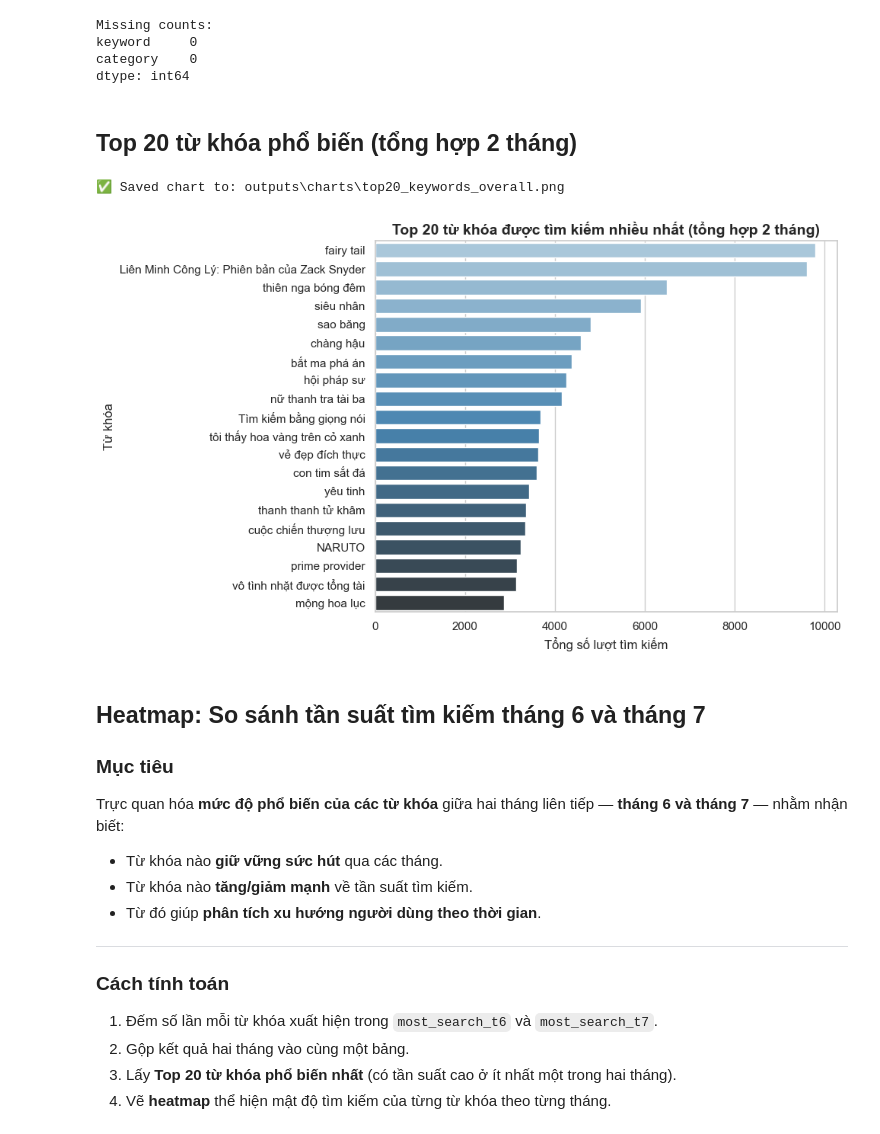
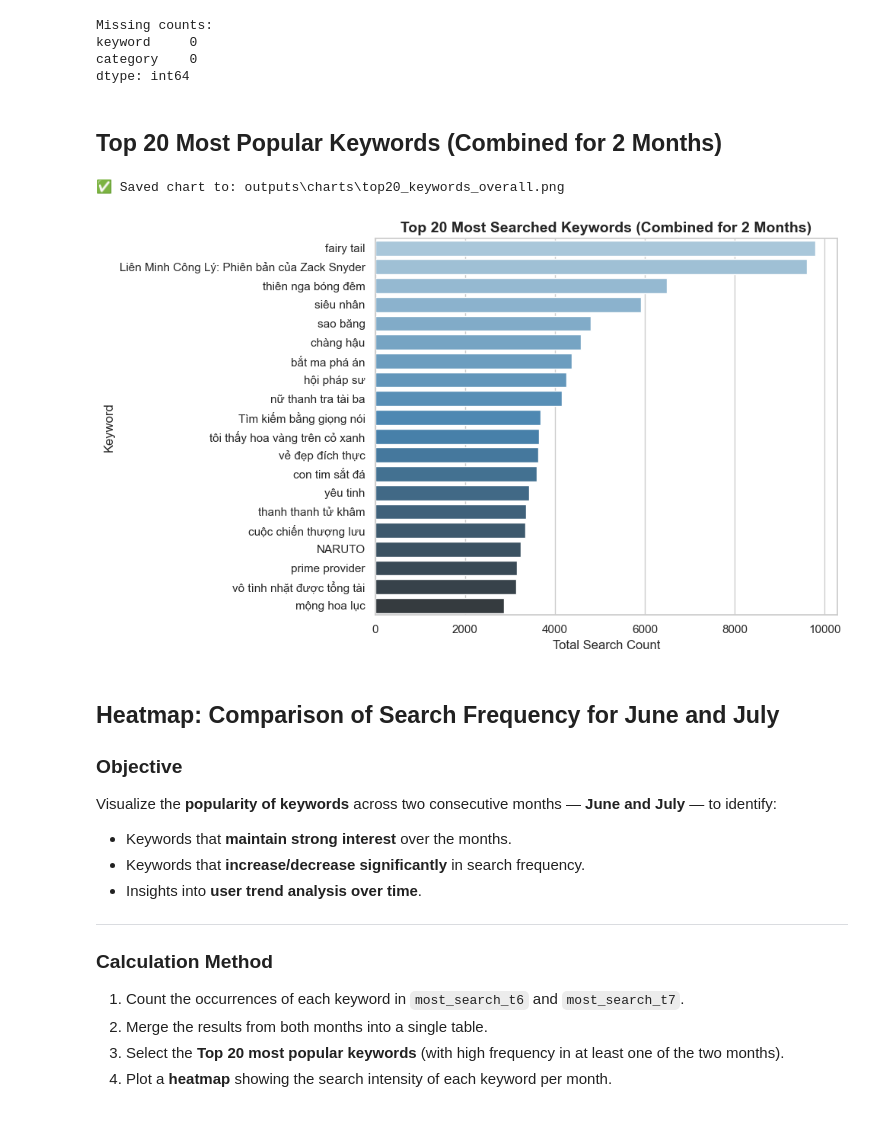
Before and after one commit to DiuNH1710/ETL_log_search, a Jupyter notebook: eda_keywords.ipynb, the cells around one changed output. Cells and saved outputs as stored; diff of their text form; code cells hidden in the pictures.

```diff
--- a/eda_keywords.ipynb
+++ b/eda_keywords.ipynb
@@ -55,7 +57,7 @@ Charts folder: D:\study_de\Homework\log_search_etl\outputs\charts
 # %%
 def savefig(filename: str):
     """
-    Lưu biểu đồ hiện tại vào thư mục outputs/charts
+    Save the current plot to the outputs/charts folder.
     """
     filepath = CHARTS_DIR / f"{filename}.png"
     plt.savefig(filepath, dpi=300, bbox_inches="tight")
@@ -73,51 +75,51 @@ from typing import Optional
 import glob
 
 def read_single_csv_from_folder(folder: Path) -> pd.DataFrame:
-    """Đọc 1 file CSV và báo số dòng bị bỏ qua."""
+    """ Read a single CSV file from the given folder and report the number of skipped lines."""
     pattern = str(folder / "*.csv")
     files = [f for f in glob.glob(pattern) if not os.path.basename(f).startswith("._") and "_SUCCESS" not in os.path.basename(f)]
     if not files:
-        raise FileNotFoundError(f"Không tìm thấy file CSV trong {folder}")
+        raise FileNotFoundError(f"No CSV file found in {folder}")
 
     file_path = files[0]
-    print(f"Đang đọc: {os.path.basename(file_path)}")
+    print(f"Reading file: {os.path.basename(file_path)}")
 
-    # Đếm tổng số dòng trong file
+    # Count total lines in the file
     with open(file_path, "r", encoding="utf-8") as f:
         total_lines = sum(1 for _ in f)
 
-    # Đọc với pandas, bỏ qua dòng lỗi
+    # Read with pandas, skip bad lines
     df = pd.read_csv(file_path, on_bad_lines="skip", engine="python")
 
-    skipped = total_lines - len(df) - 1  # Trừ 1 vì dòng header
-    print(f" Đọc thành công {len(df):,} dòng. Bỏ qua khoảng {skipped:,} dòng lỗi.")
+    skipped = total_lines - len(df) - 1  # subtract 1 for header
+    print(f"Successfully read {len(df):,} rows. Skipped approximately {skipped:,} bad lines.")
 
     return df
 
-# Đọc các bảng chính (bắt lỗi nếu thiếu)
+# Read main tables (handle errors if missing)
 try:
     df_top_month = read_single_csv_from_folder(OUTPUTS_DIR / "top_keyword_by_month")
 except Exception as e:
-    print("Không đọc được top_keyword_by_month:", e)
+    print("Failed to read top_keyword_by_month:", e)
     df_top_month = pd.DataFrame()
 
 try:
     df_top1 = read_single_csv_from_folder(OUTPUTS_DIR / "top1_keywords")
 except Exception as e:
-    print("Không đọc được top1_keywords:", e)
+    print("Failed to read top1_keywords:", e)
     df_top1 = pd.DataFrame()
 
 try:
     df_top3 = read_single_csv_from_folder(OUTPUTS_DIR / "top3_keywords")
 except Exception as e:
-    print("Không đọc được top3_keywords:", e)
+    print("Failed to read top3_keywords:", e)
     df_top3 = pd.DataFrame()
 
 classified_path = OUTPUTS_DIR / "keyword_classified_top30.csv"
 if classified_path.exists():
     df_classified = pd.read_csv(classified_path)
-    print("Đã đọc keyword_classified_top30.csv")
+    print("Successfully read keyword_classified_top30.csv")
 else:
-    print("Không tìm thấy keyword_classified_top30.csv")
+    print("keyword_classified_top30.csv not found")
     df_classified = pd.DataFrame()
 # %% [output]
@@ -209,53 +211,53 @@ keyword     0
 category    0
 dtype: int64
 # %% [markdown]
-## Top 20 từ khóa phổ biến (tổng hợp 2 tháng)
+## Top 20 Most Popular Keywords (Combined for 2 Months)
 # %%
-# ## Phân tích Top 20 từ khóa phổ biến nhất (dựa theo số lượng tìm kiếm thật)
+# ## Analysis of the Top 20 most popular keywords (based on real search volume)
 import seaborn as sns
 import matplotlib.pyplot as plt
 
-# Loại bỏ giá trị null
+# Drop null keywords
 df_top1_clean = df_top1.dropna(subset=['keyword'])
 
-# Lấy top 20 keyword theo search_count
+# Get top 20 keywords by total search_count
 top20_real = (
     df_top1_clean
     .groupby('keyword', as_index=False)['search_count']
     .sum()
     .sort_values('search_count', ascending=False)
     .head(20)
 
 )
 
 plt.figure(figsize=(10, 6))
 sns.barplot(data=top20_real, y='keyword', x='search_count', palette='Blues_d', hue='keyword',
     legend=False,)
-plt.title("Top 20 từ khóa được tìm kiếm nhiều nhất (tổng hợp 2 tháng)", fontsize=14, fontweight='bold')
-plt.xlabel("Tổng số lượt tìm kiếm", fontsize=12)
-plt.ylabel("Từ khóa", fontsize=12)
+plt.title("Top 20 Most Searched Keywords (Combined for 2 Months)", fontsize=14, fontweight='bold')
+plt.xlabel("Total Search Count", fontsize=12)
+plt.ylabel("Keyword", fontsize=12)
 plt.tight_layout()
 savefig("top20_keywords_overall")
 plt.show()
 # %% [output]
 ✅ Saved chart to: outputs\charts\top20_keywords_overall.png
-[figure, old version]
+[figure, new version]
 # %% [markdown]
-##  Heatmap: So sánh tần suất tìm kiếm tháng 6 và tháng 7
+## Heatmap: Comparison of Search Frequency for June and July
 
-### Mục tiêu
-Trực quan hóa **mức độ phổ biến của các từ khóa** giữa hai tháng liên tiếp — **tháng 6 và tháng 7** — nhằm nhận biết:
-- Từ khóa nào **giữ vững sức hút** qua các tháng.
-- Từ khóa nào **tăng/giảm mạnh** về tần suất tìm kiếm.
-- Từ đó giúp **phân tích xu hướng người dùng theo thời gian**.
+### Objective
+Visualize the **popularity of keywords** across two consecutive months — **June and July** — to identify:
+- Keywords that **maintain strong interest** over the months.
+- Keywords that **increase/decrease significantly** in search frequency.
+- Insights into **user trend analysis over time**.
 
 ---
 
-### Cách tính toán
-1. Đếm số lần mỗi từ khóa xuất hiện trong `most_search_t6` và `most_search_t7`.
-2. Gộp kết quả hai tháng vào cùng một bảng.
-3. Lấy **Top 20 từ khóa phổ biến nhất** (có tần suất cao ở ít nhất một trong hai tháng).
-4. Vẽ **heatmap** thể hiện mật độ tìm kiếm của từng từ khóa theo từng tháng.
+### Calculation Method
+1. Count the occurrences of each keyword in `most_search_t6` and `most_search_t7`.
+2. Merge the results from both months into a single table.
+3. Select the **Top 20 most popular keywords** (with high frequency in at least one of the two months).
+4. Plot a **heatmap** showing the search intensity of each keyword per month.
 # %%
 import seaborn as sns
 import matplotlib.pyplot as plt
```
Also changed, not shown: parts of 14 cells of this notebook, 17 other files.
